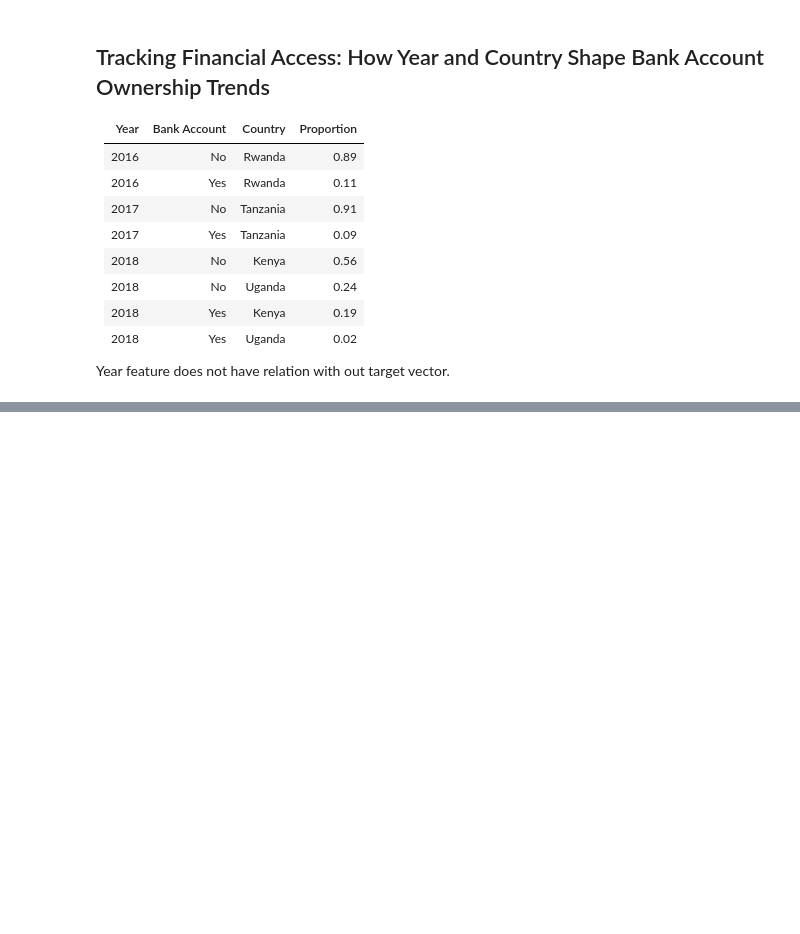
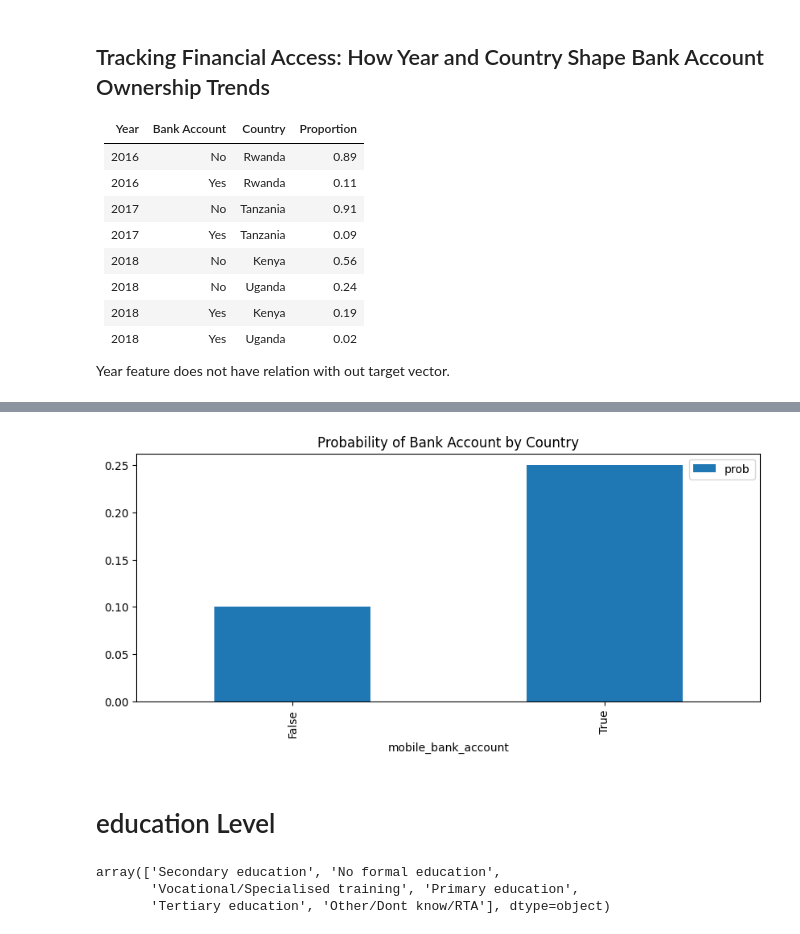
Before and after one commit to segnig/Financial-Inclusion-in-Africa, a Jupyter notebook: eda_002.ipynb, the cells around one changed output, grey strips where cells are left out. Saved outputs shown, nothing was run; the diff lists cells and outputs as text; code cells hidden in the pictures; blank space fills up the shorter version.

```diff
--- a/eda_002.ipynb
+++ b/eda_002.ipynb
@@ -51,14 +51,3 @@ dtypes: int64(3), object(10)
 memory usage: 2.3+ MB
 # %% [markdown]
 # Data wrangling Function
-# %%
-def wrangle(df):
-    df_copy = df.copy()
-
-
-    # dropped features
-    dropped_feature = ["year"]
-
-
-
-    return df_copy
@@ -143,0 +236,16 @@ Year feature does not have relation with out target vector.
+# %%
+prob_country_bank_account = train.groupby("mobile_bank_account")["bank_account"].value_counts(normalize=True).round(2)
+
+prob_country_bank_account = prob_country_bank_account.reset_index(name="prob").set_index("mobile_bank_account")
+
+prob_country_bank_account[prob_country_bank_account["bank_account"] == "Yes"].plot(kind="bar", title="Probability of Bank Account by Country", figsize=(10, 4));
+# %% [output]
+[figure, added]
+# %% [markdown]
+# education Level
+# %%
+train["education_level"].unique()
+# %% [output]
+array(['Secondary education', 'No formal education',
+       'Vocational/Specialised training', 'Primary education',
+       'Tertiary education', 'Other/Dont know/RTA'], dtype=object)
```
Also changed, not shown: parts of 39 cells of this notebook.
